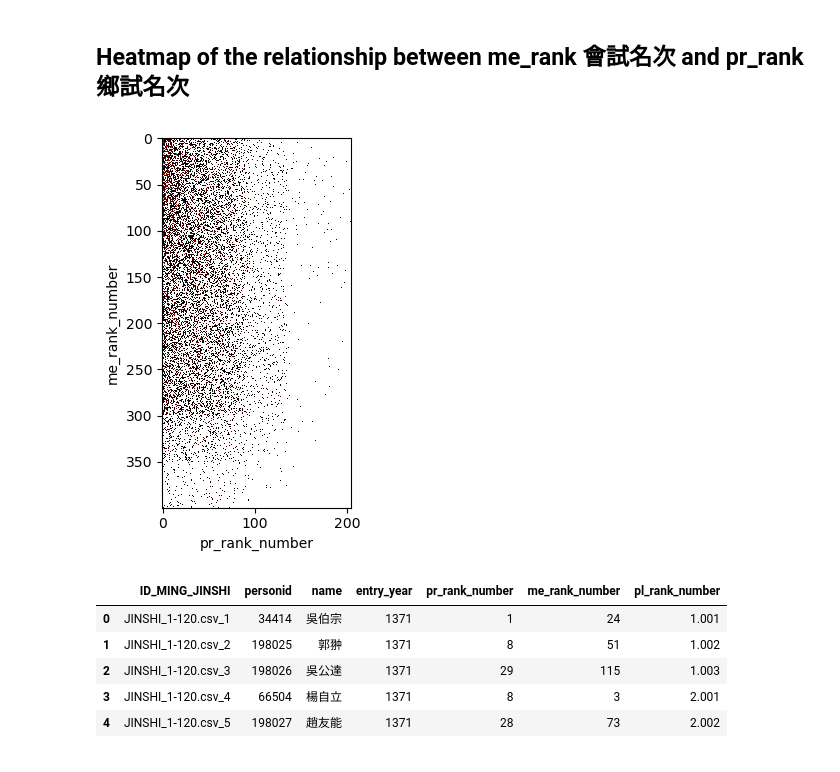
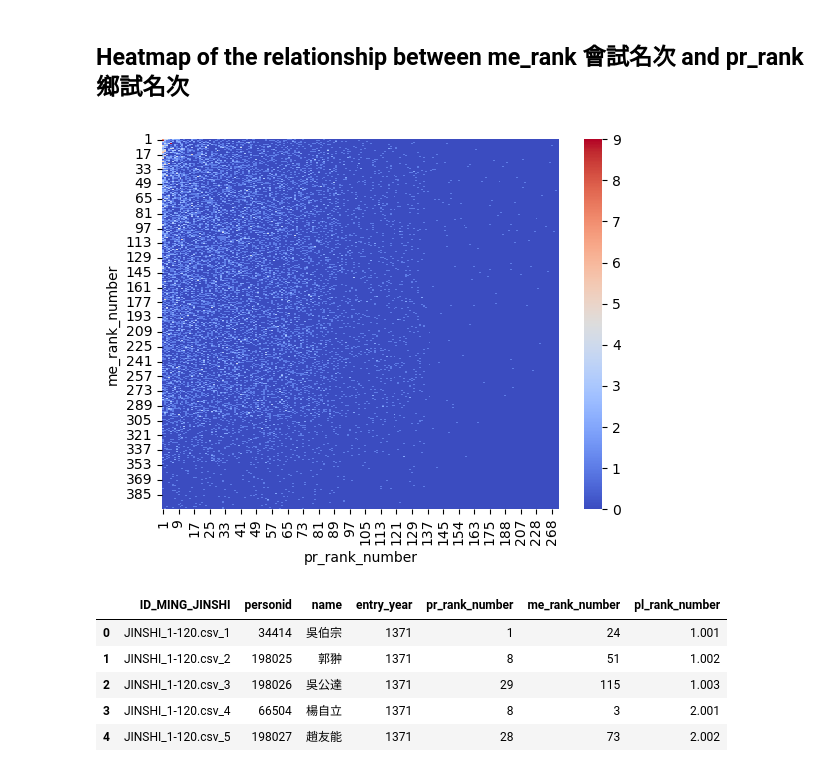
Before and after one commit to sudoghut/ming_provincial_metropolitan_palace_exam_rank_correlation, a Jupyter notebook: ming_provincial_metropolitan_palace_exam_rank_correlation.ipynb, the cells around one changed output. Saved outputs shown, nothing was run; the diff lists cells and outputs as text; code cells hidden in the pictures.

Commit message:
update heatmap

```diff
--- a/ming_provincial_metropolitan_palace_exam_rank_correlation.ipynb
+++ b/ming_provincial_metropolitan_palace_exam_rank_correlation.ipynb
@@ -337,15 +338,15 @@ plt.show()
 # %%
 input_data_df['me_rank_number'] = input_data_df['me_rank_number'].astype(int)
 input_data_df['pr_rank_number'] = input_data_df['pr_rank_number'].astype(int)
 
 heatmap_data_me_pr = input_data_df.groupby(['me_rank_number', 'pr_rank_number']).size().unstack()
-# heatmap_data_me_pr = heatmap_data_me_pr.fillna(0)
+heatmap_data_me_pr = heatmap_data_me_pr.fillna(0)
 plt.xlabel('pr_rank_number')
 plt.ylabel('me_rank_number')
-plt.imshow(heatmap_data_me_pr, cmap='hot', interpolation='nearest')
+sns.heatmap(heatmap_data_me_pr, cmap='coolwarm')
 plt.show()
 # %% [output]
-[figure, old version]
+[figure, new version]
 # %%
 input_data_df.head()
 # %% [output]
```
Also changed, not shown: parts of 4 cells of this notebook, 1 other file.
